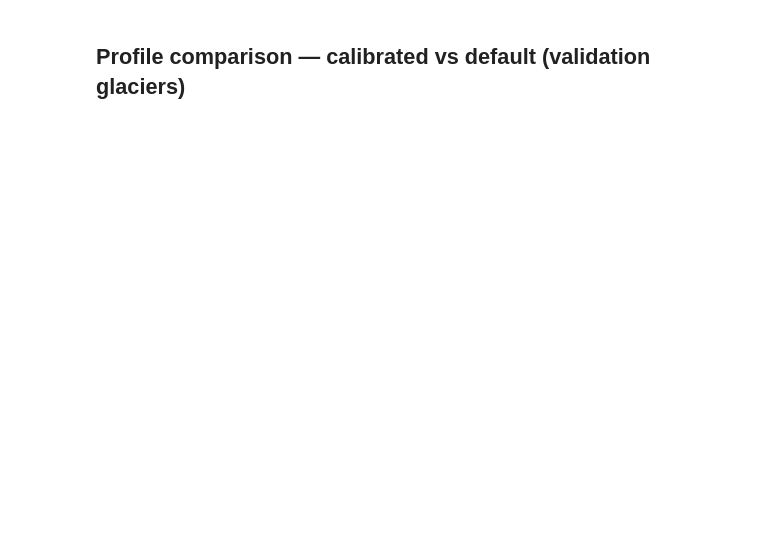
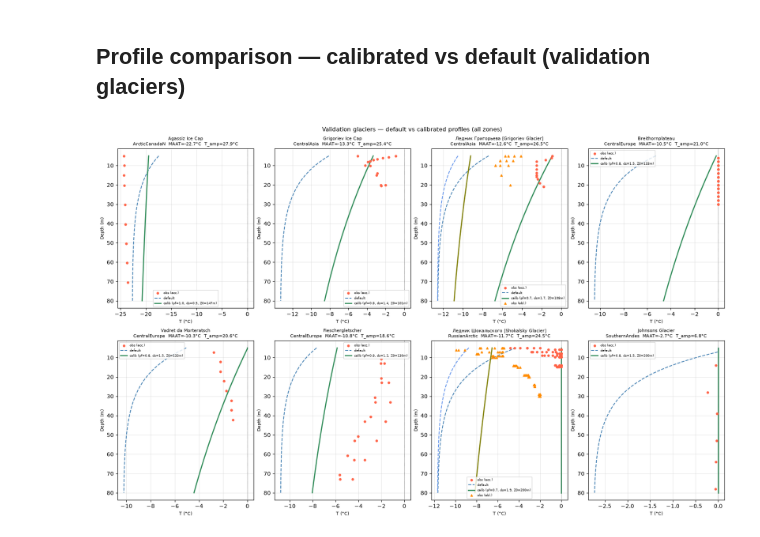
Before and after one commit to sdrocer/glogemflow_icetemp, a Jupyter notebook: notebooks/05_firnicetemp_calibration.ipynb, the cells around one changed output. Drawn from its saved outputs; the diff is of its cells as text; code cells hidden in the pictures; blank space fills up the shorter version.

```diff
--- a/notebooks/05_firnicetemp_calibration.ipynb
+++ b/notebooks/05_firnicetemp_calibration.ipynb
@@ -508,10 +725,11 @@ except Exception as e:
     print(f'Lookup not available: {e}')
     have_lookup = False
 
-# File format: glacier_id  perm_frac  dT_scale
-# perm_frac is written as 1.000 (scalar default) — not calibrated here.
-# read_firnicetemp_calibration.pro expects 3 columns for backward compatibility.
-out_lines = ['# glacier_id  perm_frac  dT_scale  # glacier_name  region  n_obs']
+# File format: glacier_id  perm_frac  dT_scale  z0
+# perm_frac : calibrated from 3D grid search (0.1–1.0)
+# dT_scale  : calibrated from grid search (0.2–5.0)
+# z0        : calibrated e-folding depth in metres (5–100)
+out_lines = ['# glacier_id  perm_frac  dT_scale  z0  # glacier_name  region  n_obs']
 
 for _, row in calib_df.iterrows():
     glogem_id = '?????'
@@ -523,7 +741,7 @@ for _, row in calib_df.iterrows():
             if not lk.empty:
                 glogem_id = lk['glacier_id'].iloc[0]
     out_lines.append(
-        f'{glogem_id}  1.000  {row["dT_scale_opt"]:.3f}'
+        f'{glogem_id}  {row["perm_frac_opt"]:.3f}  {row["dT_scale_opt"]:.3f}  {row["z0_opt"]:.1f}'
         f'  # {row["glacier_name"]}  {row["glogem_region"]}  n={int(row["n_obs"])}'
     )
 
@@ -585,43 +853,41 @@ else:
         T_amp   = gdf['T_amplitude'].mean()
         elev    = gdf['elevation'].mean()
         region  = gdf['glogem_region'].iloc[0]
 
-        ds_pred = predict_params(T_maat, T_amp, elev)
+        pf_pred, ds_pred, z0_pred = predict_params(T_maat, T_amp, elev)
 
-        # Profiles for firn and ice zones
-        T_def_f = [cp_model_single(d, T_maat, dT_fb, 1.0,     True)  for d in depth_line]
-        T_tr_f  = [cp_model_single(d, T_maat, dT_fb, ds_pred, True)  for d in depth_line]
-        T_def_i = [cp_model_single(d, T_maat, dT_fb, 1.0,     False) for d in depth_line]
-        T_tr_i  = [cp_model_single(d, T_maat, dT_fb, ds_pred, False) for d in depth_line]
+        T_def_f = [cp_model_single(d, T_maat, dT_fb, 1.0,     Z0_FIRN, 1.0,     True)  for d in depth_line]
+        T_tr_f  = [cp_model_single(d, T_maat, dT_fb, ds_pred, z0_pred, pf_pred, True)  for d in depth_line]
+        T_def_i = [cp_model_single(d, T_maat, dT_fb, 1.0,     Z0_FIRN, 1.0,     False) for d in depth_line]
+        T_tr_i  = [cp_model_single(d, T_maat, dT_fb, ds_pred, z0_pred, pf_pred, False) for d in depth_line]
 
         firn_obs = gdf[gdf['is_firn']]
         ice_obs  = gdf[~gdf['is_firn']]
 
         if not firn_obs.empty:
             ax.scatter(firn_obs['T_obs'], firn_obs['depth'], s=14, color='tomato',
                        zorder=4, label='obs (acc.)')
-            ax.plot(T_def_f, depth_line, 'steelblue', lw=1.5, ls='--', label='default (acc.)')
+            ax.plot(T_def_f, depth_line, 'steelblue', lw=1.5, ls='--', label='default')
             ax.plot(T_tr_f,  depth_line, 'seagreen',  lw=2,
-                    label=f'calib (ds={ds_pred:.1f})')
+                    label=f'calib (pf={pf_pred:.1f}, ds={ds_pred:.1f}, Z0={z0_pred:.0f}m)')
         if not ice_obs.empty:
             ax.scatter(ice_obs['T_obs'], ice_obs['depth'], s=14, color='darkorange',
                        marker='^', zorder=4, label='obs (abl.)')
-            ax.plot(T_def_i, depth_line, 'cornflowerblue', lw=1.5, ls='--',
-                    label='default (abl.)')
-            ax.plot(T_tr_i,  depth_line, 'olive', lw=2, label='calib (abl.)')
+            ax.plot(T_def_i, depth_line, 'cornflowerblue', lw=1.5, ls='--')
+            ax.plot(T_tr_i,  depth_line, 'olive', lw=2)
 
         ax.invert_yaxis()
         ax.set_xlabel('T (°C)', fontsize=8)
         ax.set_ylabel('Depth (m)', fontsize=8)
         ax.axvline(0, color='k', lw=0.5, ls=':')
         ax.grid(True, alpha=0.3)
         ax.legend(fontsize=6)
         ax.set_title(f'{gname}\n{region}  MAAT={T_maat:.1f}°C  T_amp={T_amp:.1f}°C', fontsize=8)
 
     for ax in list(axes_flat)[len(show_v):]:
         ax.set_visible(False)
 
     fig.suptitle('Validation glaciers — default vs calibrated profiles (all zones)', fontsize=11)
-    fig.savefig(FIG_DIR / 'fig_firnice_05_profiles_validation.pdf', bbox_inches='tight')
     plt.show()
-    print('Saved fig_firnice_05_profiles_validation.pdf')
+# %% [output]
+[figure, added]
```
Also changed, not shown: parts of 17 cells of this notebook, 1 other file.
